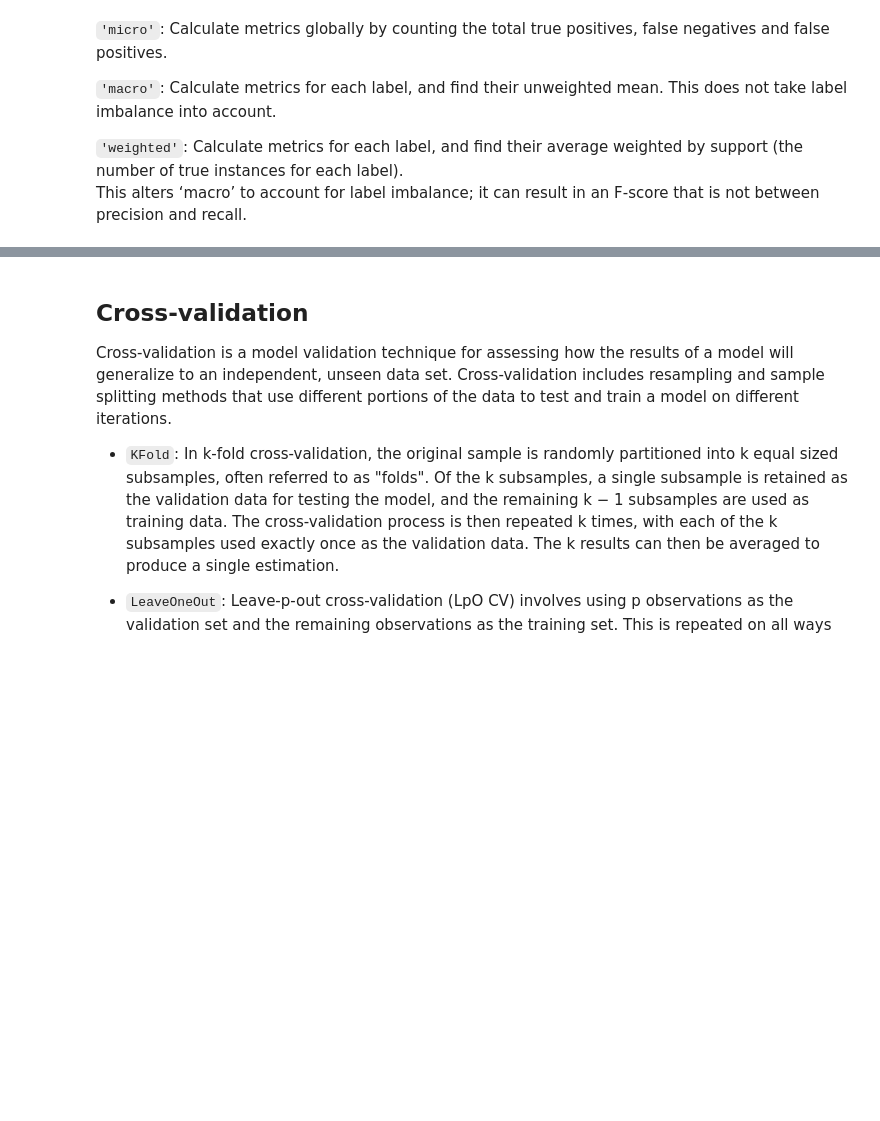
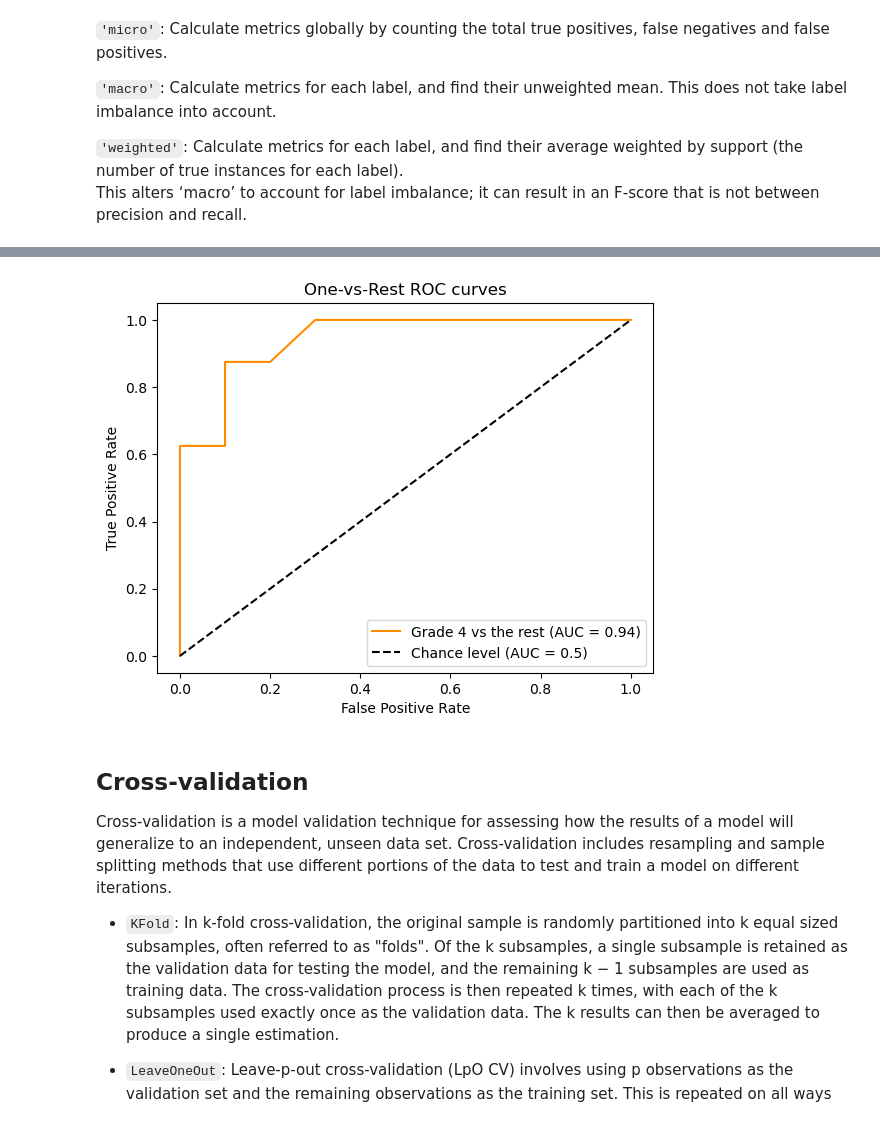
Before and after one commit to Christelleelkhoury/AIM, a Jupyter notebook: notebooks/week3/lesson2-solution.ipynb, the cells around one changed output, grey strips where cells are left out. Cells and saved outputs as stored; diff of their text form; code cells hidden in the pictures; blank space fills up the shorter version.

Commit message:
Added: ROC curve for CV, ROC curve one-vs-rest, filter warnings, data augmentation

```diff
--- a/notebooks/week3/lesson2-solution.ipynb
+++ b/notebooks/week3/lesson2-solution.ipynb
@@ -231,0 +245,6 @@ weighted avg       0.53      0.61      0.57        18
+# %%
+from sklearn.preprocessing import LabelBinarizer
+
+label_binarizer = LabelBinarizer().fit(y_train)
+y_onehot_test = label_binarizer.transform(y_test)
+y_onehot_test
@@ -232,3 +270,20 @@ weighted avg       0.53      0.61      0.57        18
+# %%
+y_score = classifier.predict_proba(X_test)
+# %%
+display = RocCurveDisplay.from_predictions(
+    y_onehot_test[:, 3],
+    y_score[:, 3],
+    name=f"Grade 4 vs the rest",
+    color="darkorange",
+    plot_chance_level=True,
+)
+_ = display.ax_.set(
+    xlabel="False Positive Rate",
+    ylabel="True Positive Rate",
+    title="One-vs-Rest ROC curves",
+)
+# %% [output]
+[figure, added]
 # %% [markdown]
 ## Cross-validation
 
```
Also changed, not shown: parts of 24 cells of this notebook, 1 other file.
